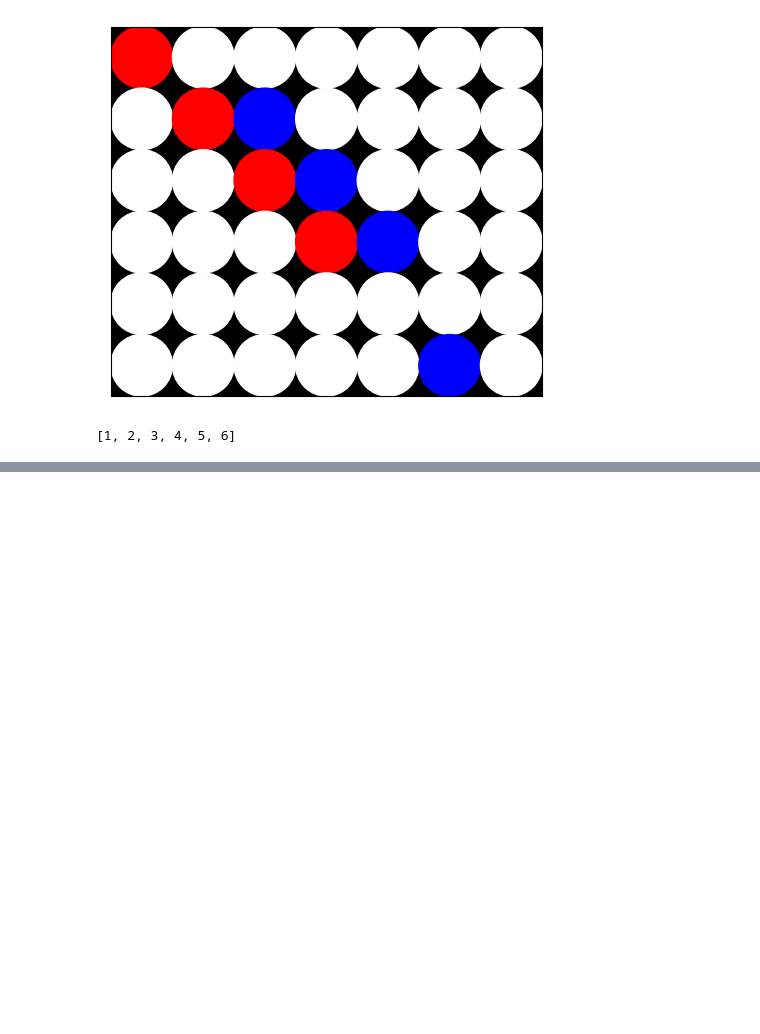
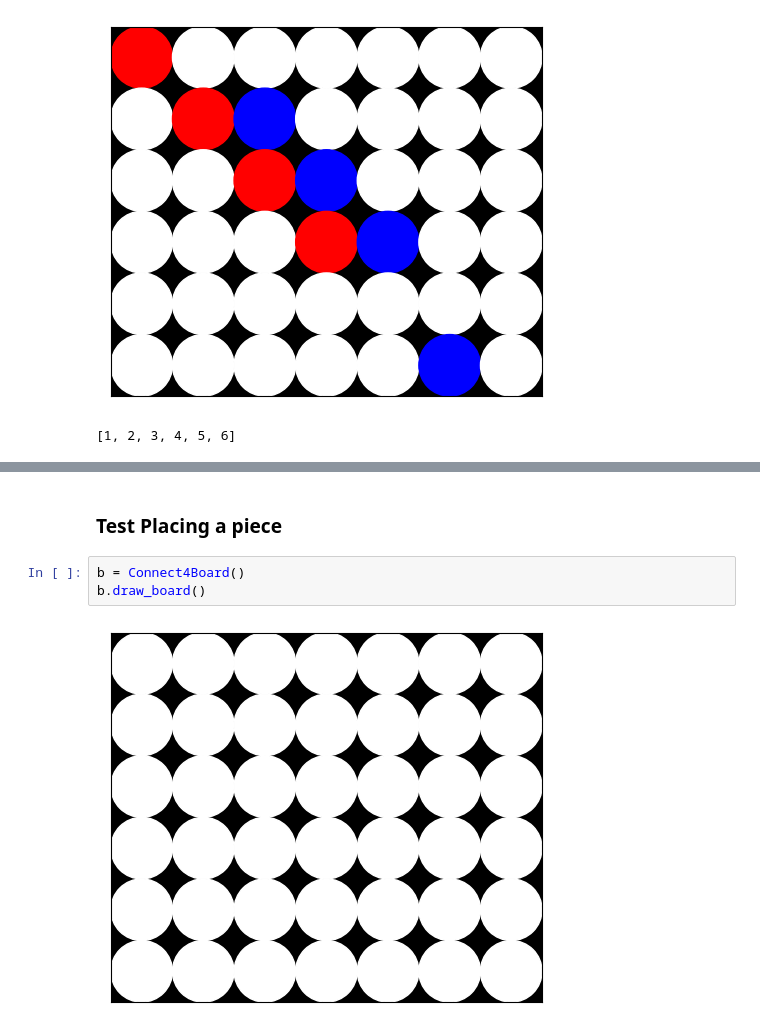
Before and after one commit to nlarsen31/Connect4AI, a Jupyter notebook: MainNotebook.ipynb, the cells around one changed output, grey strips where cells are left out. Saved outputs shown, nothing was run; the diff lists cells and outputs as text; blank space fills up the shorter version.

Commit message:
Finish random agent and interactive board.

```diff
--- a/MainNotebook.ipynb
+++ b/MainNotebook.ipynb
@@ -77,0 +189,7 @@ b.moves()
+# %% [markdown]
+### Test Placing a piece
+# %%
+b = Connect4Board()
+b.draw_board()
+# %% [output]
+[figure, added]
```
Also changed, not shown: parts of 12 cells of this notebook.
